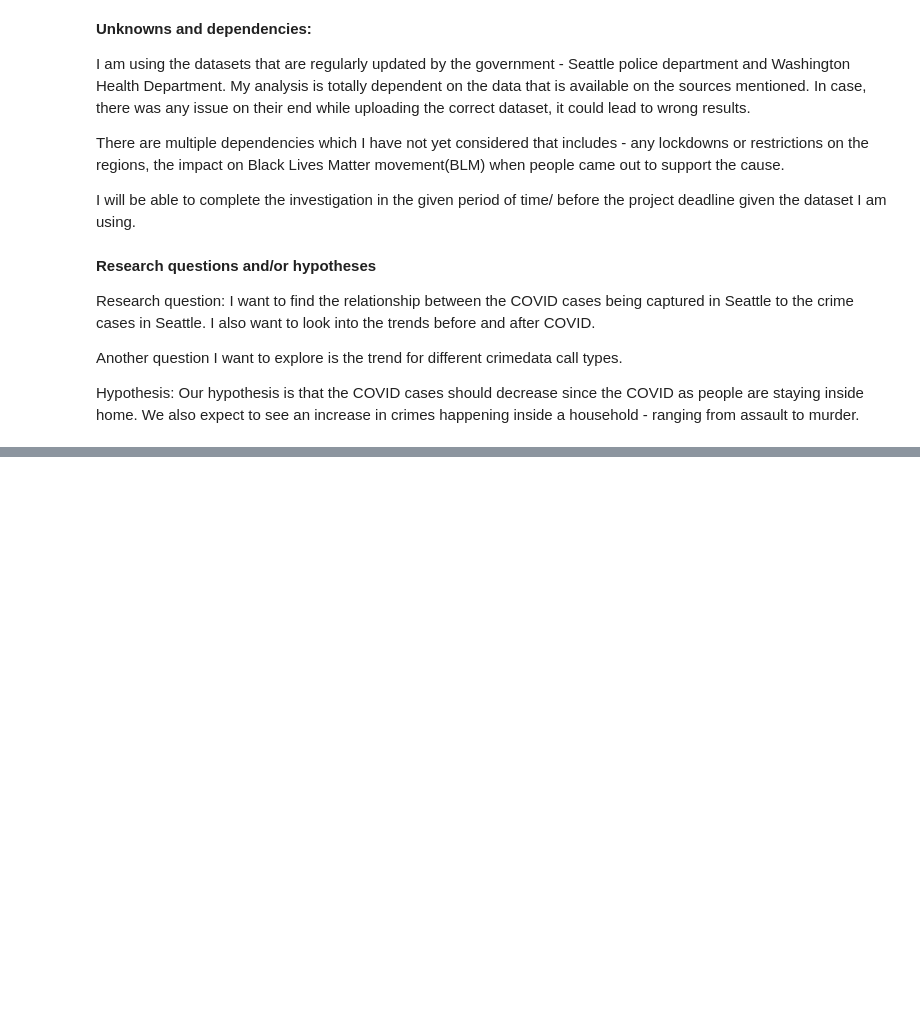
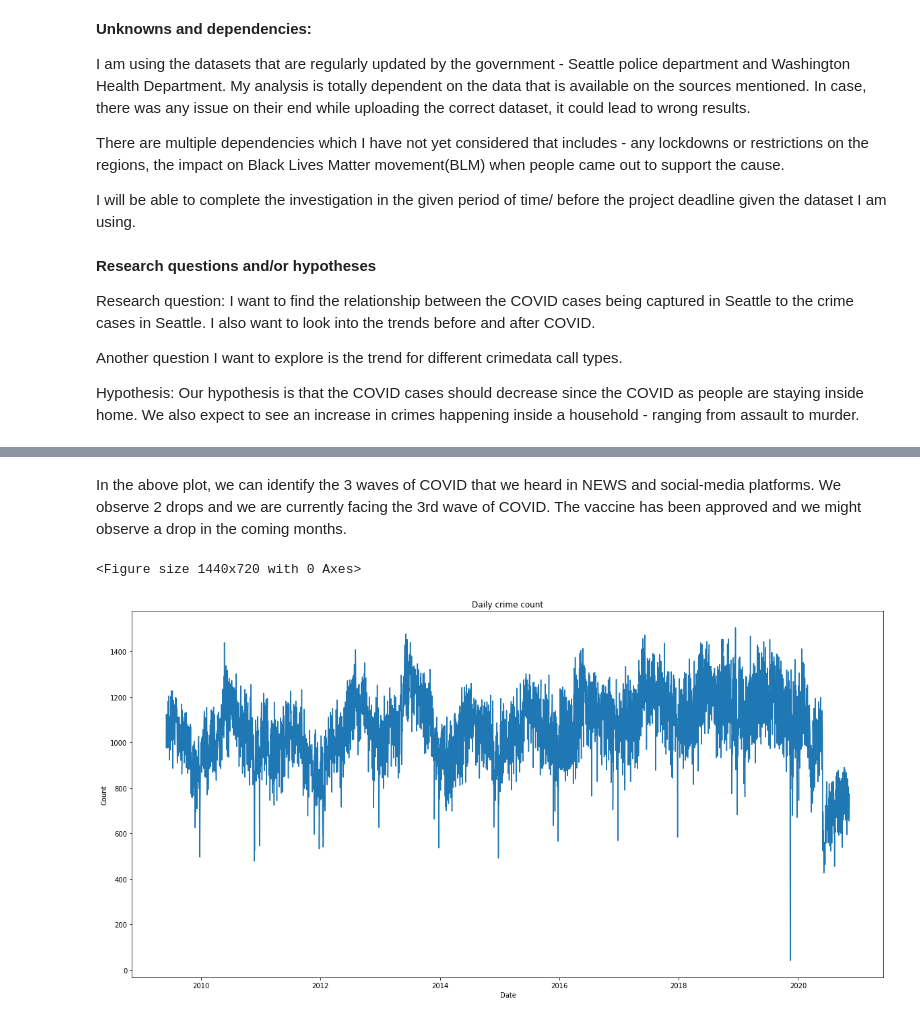
Before and after one commit to avani-bajaj/Covid-VS-Crime-in-Seattle, a Jupyter notebook: Final project.ipynb, the cells around one changed output, grey strips where cells are left out. Cells and saved outputs as stored; diff of their text form; code cells hidden in the pictures; blank space fills up the shorter version.

```diff
--- a/Final project.ipynb
+++ b/Final project.ipynb
@@ -104,8 +182,0 @@ p1
-# %%
-x = p1['Original Time Queued']
-y = p1['Priority']
-plt.figure(figsize=(20,10))
-
-plt.plot(x,y)
-plt.xlabel('Date')
-plt.ylabel('COVID Cases')
@@ -435,0 +252,9 @@ array(['--ASSIST PUBLIC - OTHER (NON-SPECIFIED)', '--THEFT - CAR PROWL',
+# %%
+Crime_Dataset['Date'] =pd.to_datetime(Crime_Dataset['Original Time Queued'].str[:10], format='%mm/%dd/%YYYY', errors='ignore')
+Crime_Dataset['Date'] =pd.to_datetime(Crime_Dataset['Date'])
+Crime_Dataset['year-month'] = Crime_Dataset['Date'].apply(lambda x: str(x.year) + ' ' + str(x.month))
+Crime_Dataset['year'] = Crime_Dataset['Date'].apply(lambda x: str(x.year))
+Crime_Dataset['year'] = pd.to_numeric(Crime_Dataset['year'])
+Crime_Dataset['month'] = Crime_Dataset['Date'].apply(lambda x: str(x.month))
+Crime_Dataset['month'] = pd.to_numeric(Crime_Dataset['month'])
+Crime_Dataset['year-month'] =pd.to_datetime(Crime_Dataset['year-month'])
@@ -435,0 +294,16 @@ array(['--ASSIST PUBLIC - OTHER (NON-SPECIFIED)', '--THEFT - CAR PROWL',
+# %% [markdown]
+In the above plot, we can identify the 3 waves of COVID that we heard in NEWS and social-media platforms. We observe 2 drops and we are currently facing the 3rd wave of COVID. The vaccine has been approved and we might observe a drop in the coming months.
+# %%
+plt.figure(figsize=(20,10))
+
+plt.figure(figsize=(20,10))
+
+plt.plot(Crime_Dataset.groupby(['Date'])['Call Type'].count())
+plt.xlabel('Date')
+plt.ylabel('Count')
+plt.title('Daily crime count', fontdict=None, loc='center')
+
+plt.savefig('Plots/Daily_Crime_Count.png')
+# %% [output]
+<Figure size 1440x720 with 0 Axes>
+[figure, added]
```
Also changed, not shown: parts of 89 cells of this notebook.
